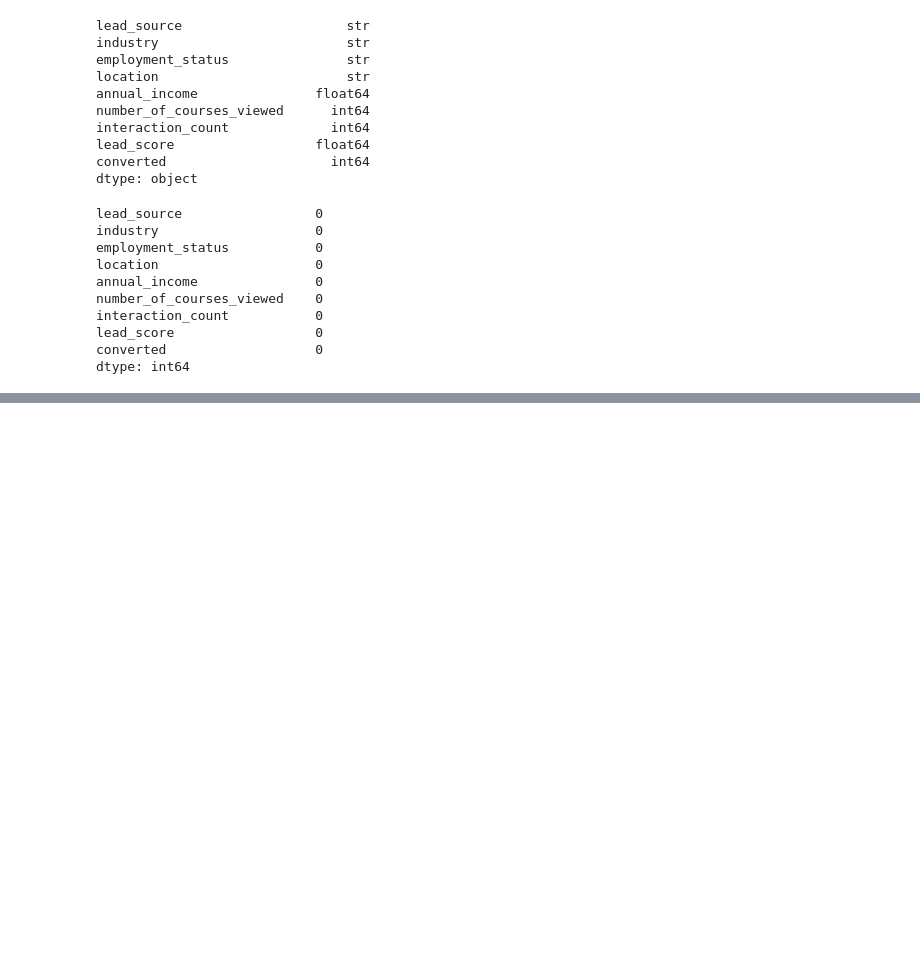
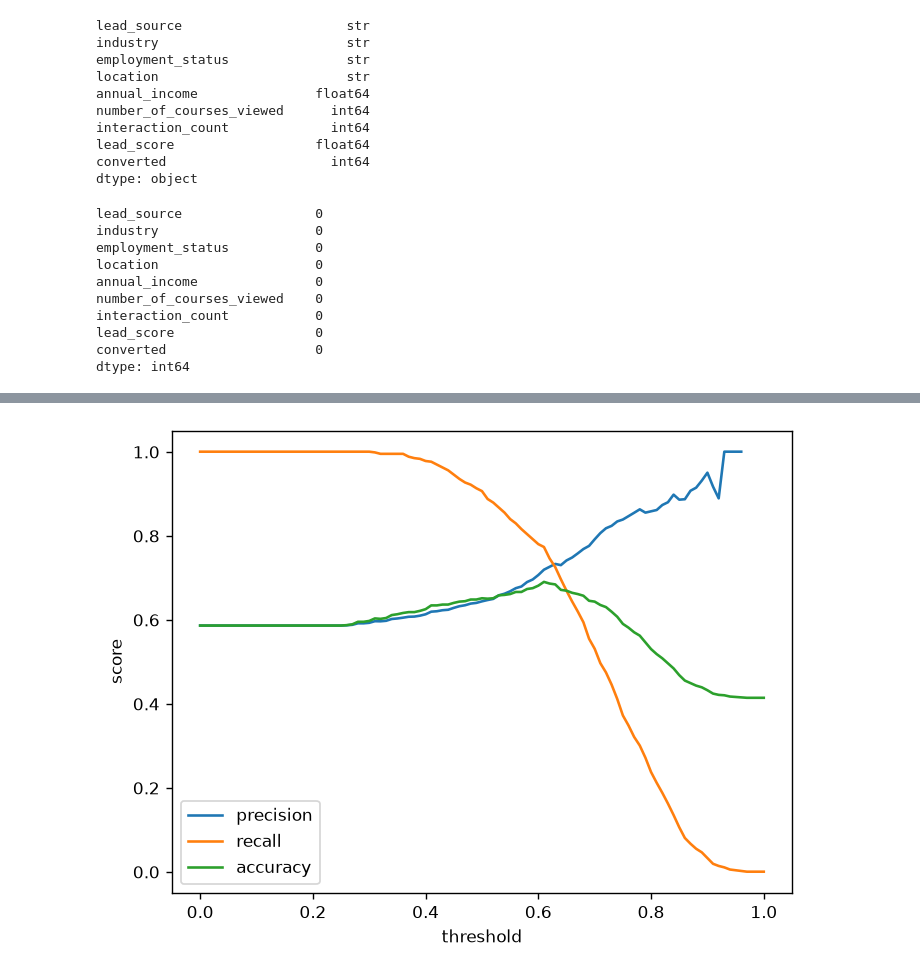
Before and after one commit to rfhfmnn/ml-zoomcamp, a Jupyter notebook: 3_evaluation/1_homerwork.ipynb, the cells around one changed output, grey strips where cells are left out. Drawn from its saved outputs; the diff is of its cells as text; code cells hidden in the pictures; blank space fills up the shorter version.

```diff
--- a/3_evaluation/1_homerwork.ipynb
+++ b/3_evaluation/1_homerwork.ipynb
@@ -87,0 +131,11 @@ Which numerical variable (among the following 4) has the highest AUC?
+# %%
+train_dicts=df_train[numeric+categorical].to_dict(orient='records')
+val_dicts=df_val[numeric+categorical].to_dict(orient='records')
+
+dv=DictVectorizer(sparse=False)
+
+X_train=dv.fit_transform(train_dicts)
+X_val=dv.transform(val_dicts)
+# %%
+model=LogisticRegression(solver='liblinear', C=1.0, max_iter=1000)
+model.fit(X_train, y_train)
@@ -87,0 +144,2 @@ Which numerical variable (among the following 4) has the highest AUC?
+# %%
+y_pred=model.predict_proba(X_val)[:,1]
@@ -87,0 +168,30 @@ Which numerical variable (among the following 4) has the highest AUC?
+# %%
+#matriz de confusión
+scores=[]
+thresholds=np.linspace(0,1,101)
+
+for t in thresholds:
+    actual_positive=(y_val==1)
+    actual_negative=(y_val==0)
+    predicted_positive=(y_pred>=t)
+    predicted_negative=(y_pred<t)
+    tp=(predicted_positive & actual_positive).sum() #true positives
+    tn=(predicted_negative & actual_negative).sum() #true negatives
+    fp=(predicted_positive & actual_negative).sum() #false positives
+    fn=(predicted_negative & actual_positive).sum() #false negatives
+    precision=tp/(tp+fp)
+    recall=tp/(tp+fn)
+    accuracy=(tp+tn)/len(y_val)
+    scores.append((t,tp,fp,fn,tn,precision,recall,accuracy))
+
+df_scores=pd.DataFrame(scores,columns=['threshold','tp','fp','fn','tn','precision','recall','accuracy'])
+# %%
+plt.plot(df_scores.threshold, df_scores.precision, label='precision')
+plt.plot(df_scores.threshold, df_scores.recall, label='recall')
+plt.plot(df_scores.threshold, df_scores.accuracy, label='accuracy')
+plt.xlabel('threshold')
+plt.ylabel('score')
+plt.legend()
+plt.show()
+# %% [output]
+[figure, added]
```
Also changed, not shown: parts of 21 cells of this notebook, 1 other file.
